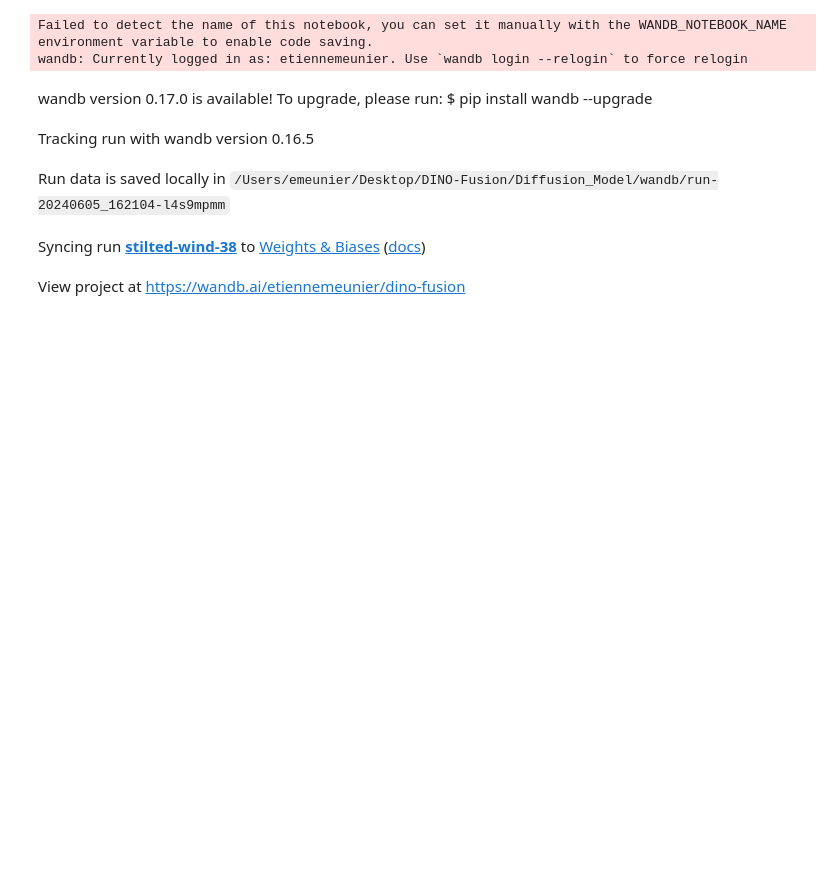
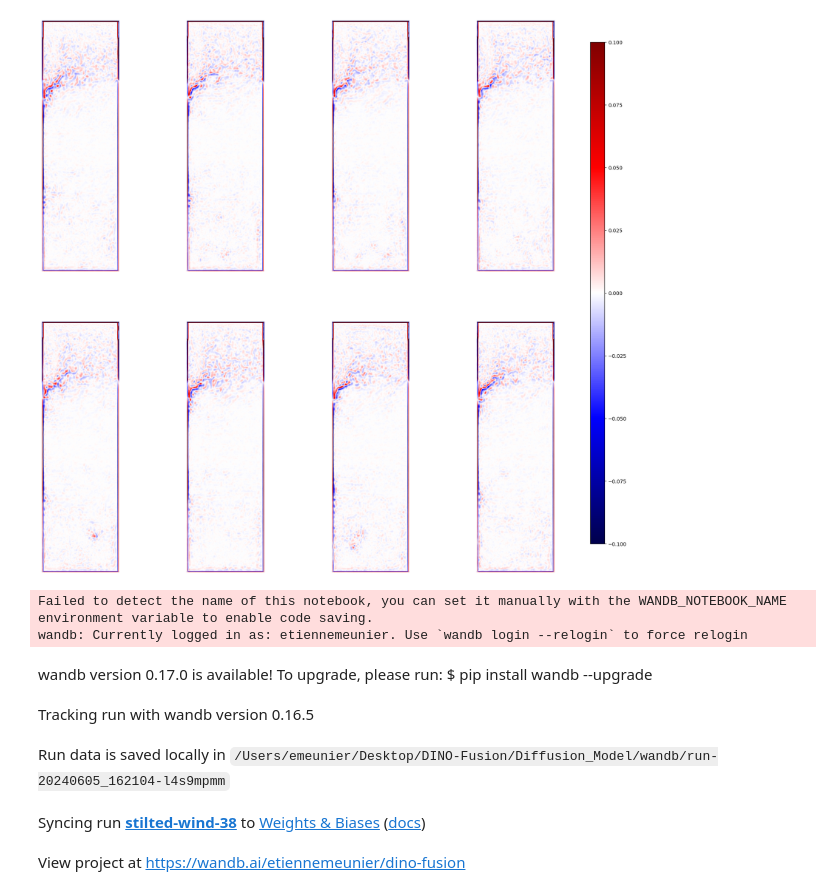
Before and after one commit to Etienne-Meunier/DINO-Fusion, a Jupyter notebook: Diffusion_Model/test_backbone.ipynb, the cells around one changed output. Saved outputs shown, nothing was run; the diff lists cells and outputs as text; code cells hidden in the pictures; blank space fills up the shorter version.

```diff
--- a/Diffusion_Model/test_backbone.ipynb
+++ b/Diffusion_Model/test_backbone.ipynb
@@ -8 +36,32 @@ config = MiniConfig()
+# %%
+def compute_laplacian(image):
+    # Compute gradients along x and y axis
+    grad_x = np.gradient(image, axis=0)
+    grad_y = np.gradient(image, axis=1)
+
+    # Compute second derivatives
+    laplacian = np.gradient(grad_x, axis=0) + np.gradient(grad_y, axis=1)
+    return laplacian
+
+fig, axs = plt.subplots(2, 4, figsize=(20, 20))
+laplacians = []
+
+for i in range(8):
+    image = results[i, 0]
+    laplacian = compute_laplacian(image)
+    laplacians.append(laplacian)
+
+    ax = axs[i // 4, i % 4]
+    cax = ax.imshow(laplacian, cmap='seismic', vmax=0.1, vmin=-0.1)
+    ax.axis('off')  # Hide the axis
+
+# Create an axis for the colorbar
+cbar_ax = fig.add_axes([0.92, 0.15, 0.02, 0.7])  # Adjust position and size of colorbar
+
+# Use the last image to set the colorbar
+fig.colorbar(cax, cax=cbar_ax)
+
+plt.show()
+# %% [output]
+[figure, added]
 # %%
```
Also changed, not shown: parts of 11 cells of this notebook, 10 other files.
